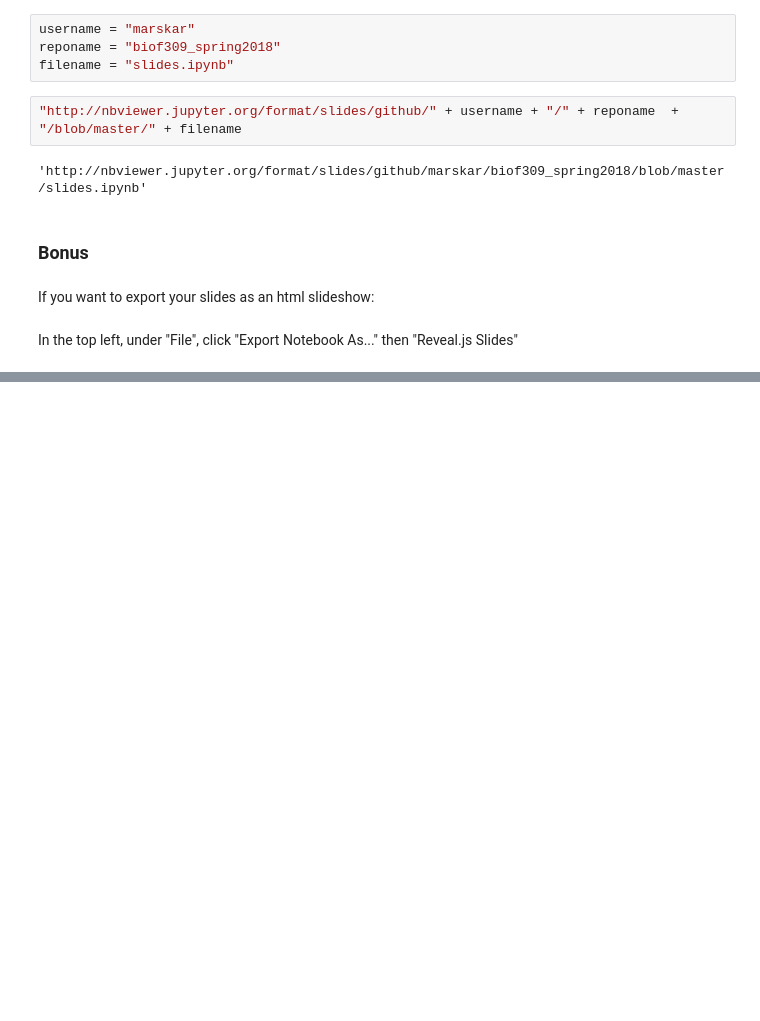
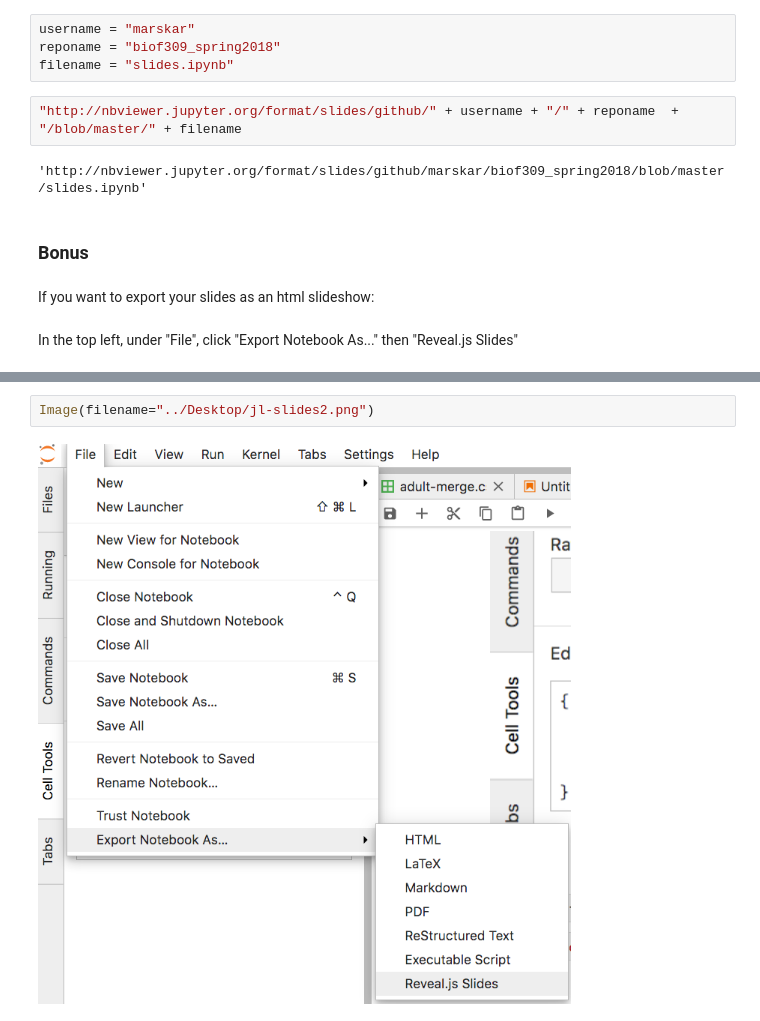
Before and after one commit to marskar/biof309_spring2018, a Jupyter notebook: slides.ipynb, the cells around one changed output, grey strips where cells are left out. Cells and saved outputs as stored; diff of their text form; blank space fills up the shorter version.

```diff
--- a/slides.ipynb
+++ b/slides.ipynb
@@ -36,0 +42,4 @@ In the top left, under "File", click "Export Notebook As..." then "Reveal.js Sli
+# %%
+Image(filename="../Desktop/jl-slides2.png")
+# %% [output]
+[figure, added]
```
Also changed, not shown: parts of 7 cells of this notebook, 1 other file.
